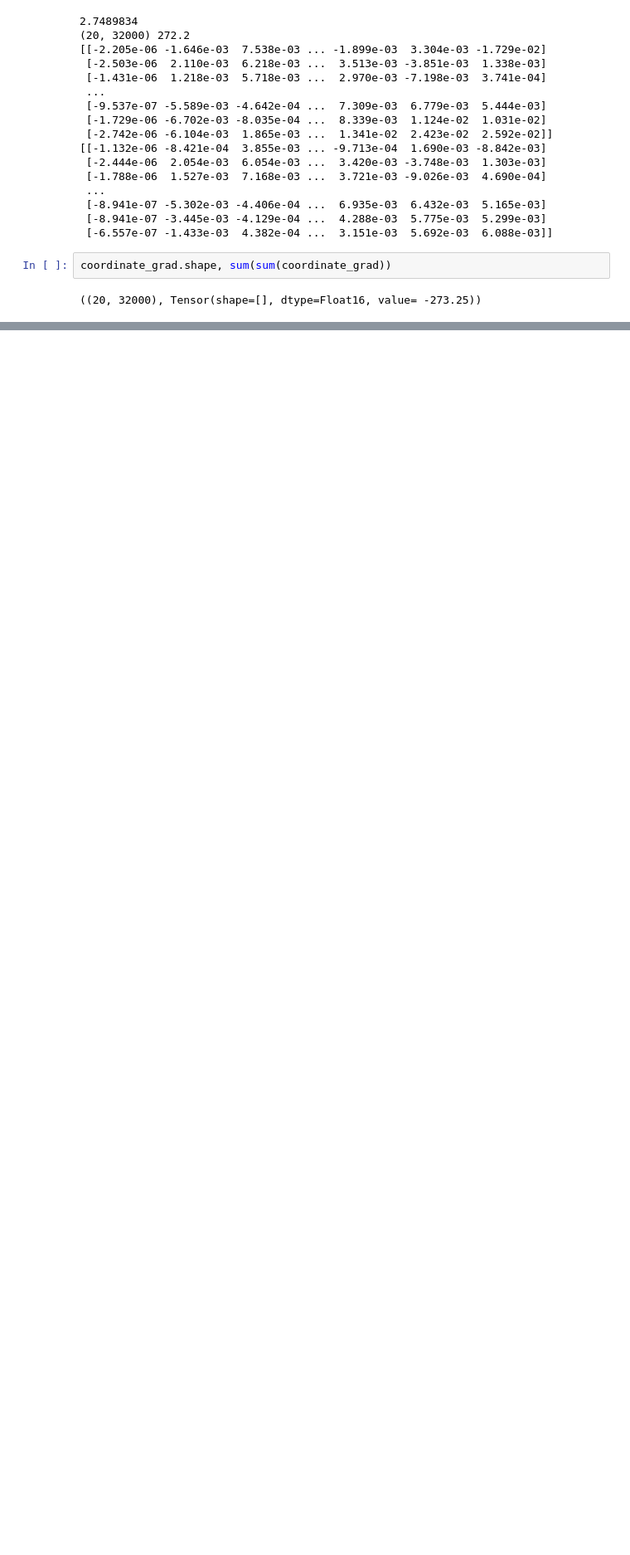
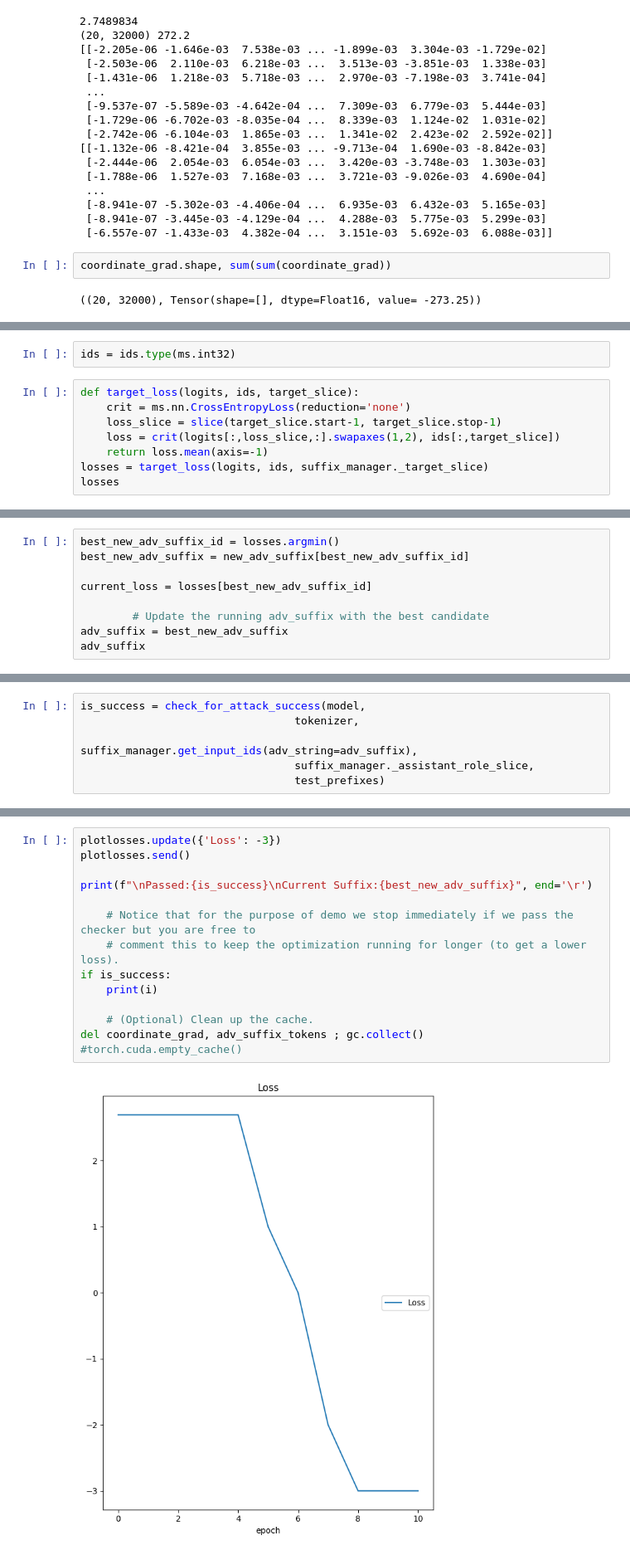
Before and after one commit to pipiPdesu/mind_gcg, a Jupyter notebook: demo.ipynb, the cells around one changed output, grey strips where cells are left out. Shown: that part at 83% size. Drawn from its saved outputs; the diff is of its cells as text; blank space fills up the shorter version.

```diff
--- a/demo.ipynb
+++ b/demo.ipynb
@@ -195,0 +409,10 @@ coordinate_grad.shape, sum(sum(coordinate_grad))
+# %%
+ids = ids.type(ms.int32)
+# %%
+def target_loss(logits, ids, target_slice):
+    crit = ms.nn.CrossEntropyLoss(reduction='none')
+    loss_slice = slice(target_slice.start-1, target_slice.stop-1)
+    loss = crit(logits[:,loss_slice,:].swapaxes(1,2), ids[:,target_slice])
+    return loss.mean(axis=-1)
+losses = target_loss(logits, ids, suffix_manager._target_slice)
+losses
@@ -195,0 +422,9 @@ coordinate_grad.shape, sum(sum(coordinate_grad))
+# %%
+best_new_adv_suffix_id = losses.argmin()
+best_new_adv_suffix = new_adv_suffix[best_new_adv_suffix_id]
+
+current_loss = losses[best_new_adv_suffix_id]
+
+        # Update the running adv_suffix with the best candidate
+adv_suffix = best_new_adv_suffix
+adv_suffix
@@ -195,0 +433,6 @@ coordinate_grad.shape, sum(sum(coordinate_grad))
+# %%
+is_success = check_for_attack_success(model,
+                                 tokenizer,
+                                 suffix_manager.get_input_ids(adv_string=adv_suffix),
+                                 suffix_manager._assistant_role_slice,
+                                 test_prefixes)
@@ -195,0 +448,16 @@ coordinate_grad.shape, sum(sum(coordinate_grad))
+# %%
+plotlosses.update({'Loss': -3})
+plotlosses.send()
+
+print(f"\nPassed:{is_success}\nCurrent Suffix:{best_new_adv_suffix}", end='\r')
+
+    # Notice that for the purpose of demo we stop immediately if we pass the checker but you are free to
+    # comment this to keep the optimization running for longer (to get a lower loss).
+if is_success:
+    print(i)
+
+    # (Optional) Clean up the cache.
+del coordinate_grad, adv_suffix_tokens ; gc.collect()
+#torch.cuda.empty_cache()
+# %% [output]
+[figure, added]
```
Also changed, not shown: parts of 10 cells of this notebook.
